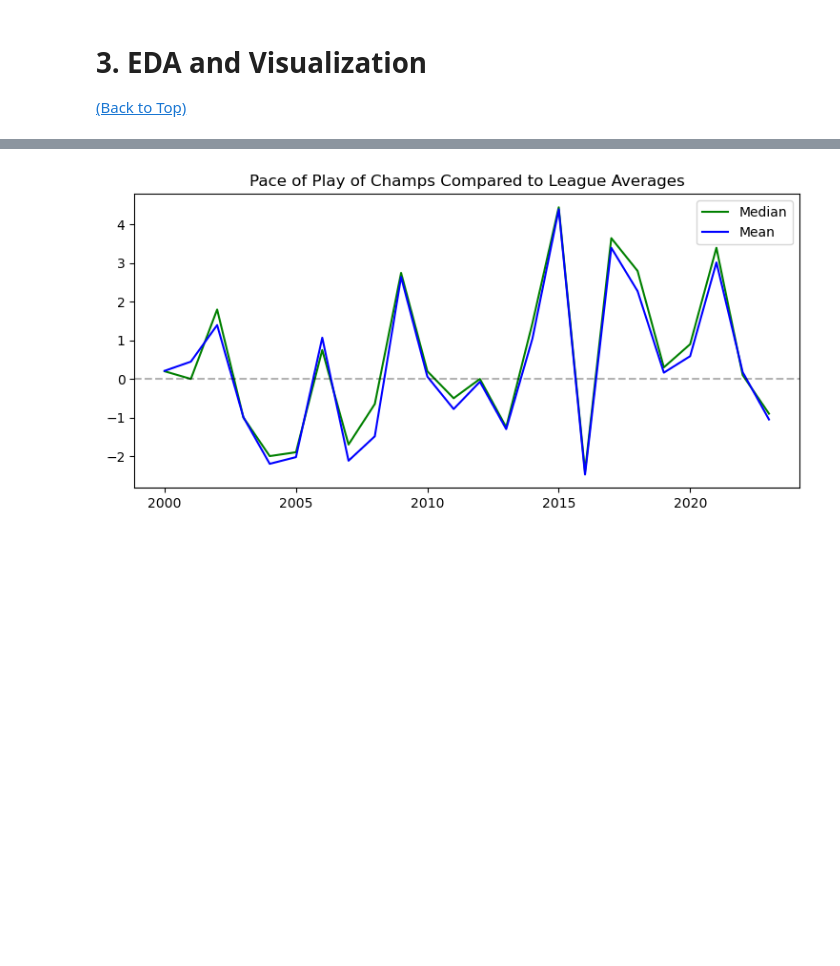
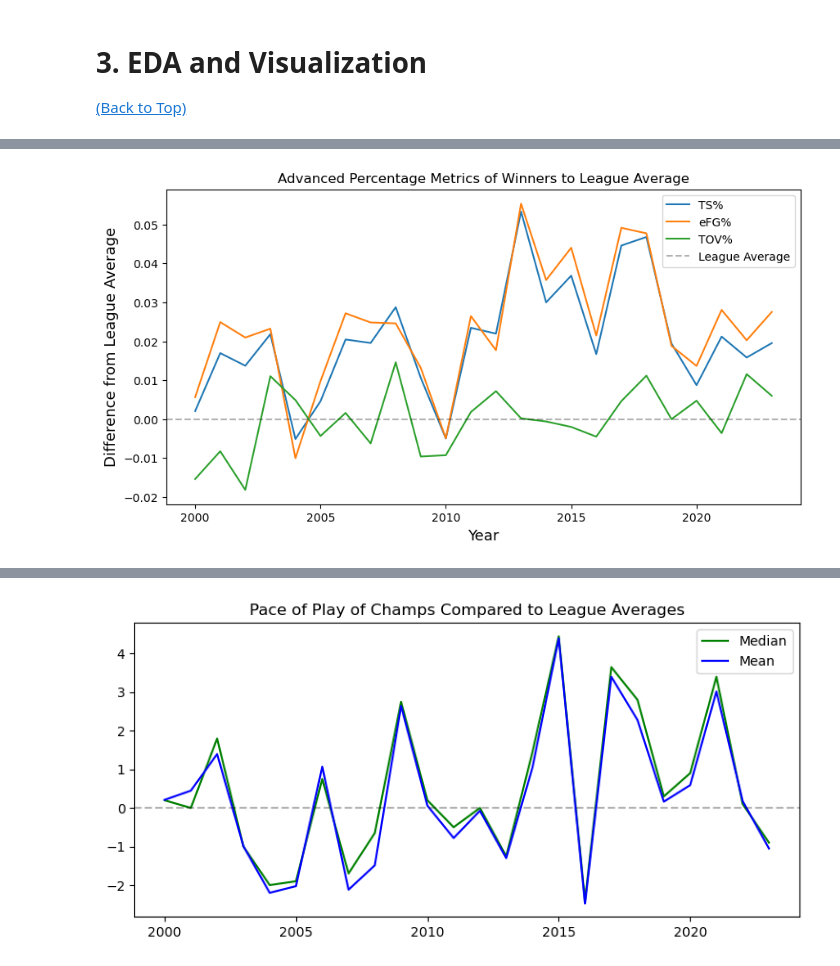
Before and after one commit to AlexBradshaw5/NBA_Playoffs, a Jupyter notebook: modeling.ipynb, the cells around one changed output, grey strips where cells are left out. Cells and saved outputs as stored; diff of their text form; code cells hidden in the pictures; blank space fills up the shorter version.

```diff
--- a/modeling.ipynb
+++ b/modeling.ipynb
@@ -203,0 +185,24 @@ winners
+# %%
+plt.figure(figsize=(10, 5))
+x = winners['Playoff_Year']
+
+stats = ['TS%', 'eFG%', 'TOV%']
+columns_to_plot = [s + '' for s in stats]
+
+
+y1 = winners[columns_to_plot]
+y2 = full[columns_to_plot+['Playoff_Year']].groupby(by='Playoff_Year').agg('mean')
+
+
+plt.plot(x, y1.reset_index(drop=True) -
+         y2.reset_index(drop=True), label=stats)
+
+plt.axhline(y=0, color='black', linestyle='--', alpha=0.3, label='League Average',)
+
+plt.title('Advanced Percentage Metrics of Winners to League Average')
+plt.ylabel('Difference from League Average', size=13)
+plt.xlabel('Year', size=13)
+plt.legend()
+plt.show()
+# %% [output]
+[figure, added]
```
Also changed, not shown: parts of 23 cells of this notebook.
